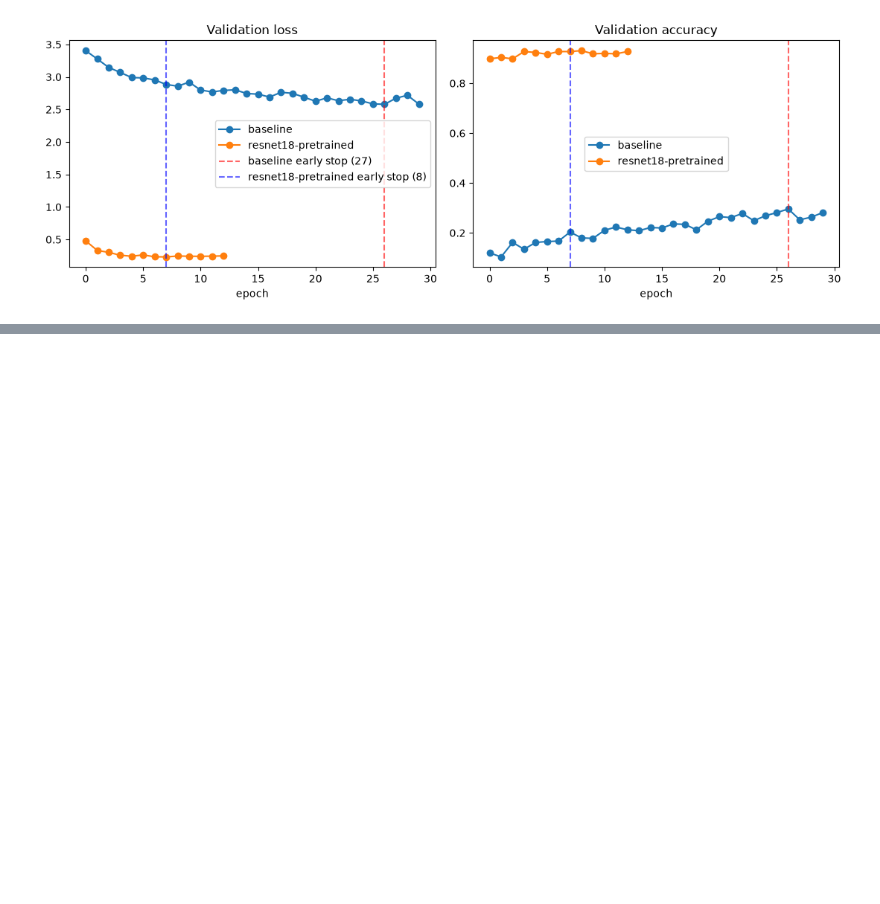
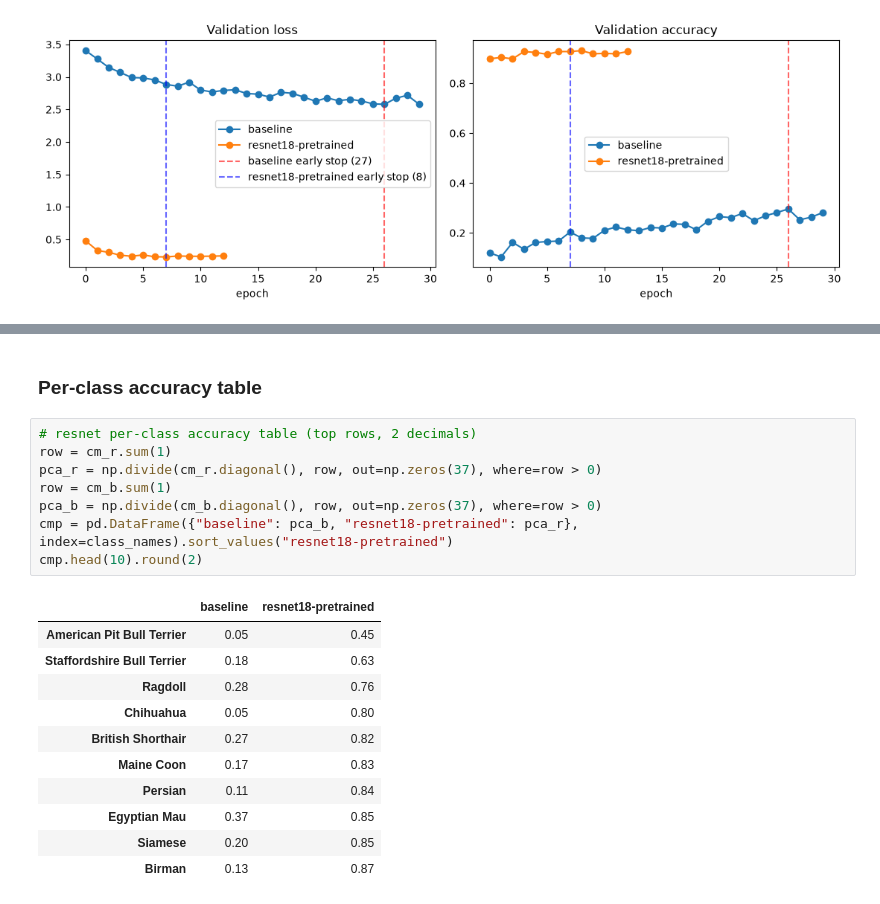
Before and after one commit to intend-dev/deep-learning-cat-and-dog-breed-classification, a Jupyter notebook: deep_learning.ipynb, the cells around one changed output, grey strips where cells are left out. Drawn from its saved outputs; the diff is of its cells as text; blank space fills up the shorter version.

```diff
--- a/deep_learning.ipynb
+++ b/deep_learning.ipynb
@@ -388,0 +466,22 @@ plt.tight_layout(); plt.show()
+# %% [markdown]
+### Per-class accuracy table
+# %%
+# resnet per-class accuracy table (top rows, 2 decimals)
+row = cm_r.sum(1)
+pca_r = np.divide(cm_r.diagonal(), row, out=np.zeros(37), where=row > 0)
+row = cm_b.sum(1)
+pca_b = np.divide(cm_b.diagonal(), row, out=np.zeros(37), where=row > 0)
+cmp = pd.DataFrame({"baseline": pca_b, "resnet18-pretrained": pca_r}, index=class_names).sort_values("resnet18-pretrained")
+cmp.head(10).round(2)
+# %% [output]
+|  | baseline | resnet18-pretrained |
+| American Pit Bull Terrier | 0.05 | 0.45 |
+| Staffordshire Bull Terrier | 0.18 | 0.63 |
+| Ragdoll | 0.28 | 0.76 |
+| Chihuahua | 0.05 | 0.80 |
+| British Shorthair | 0.27 | 0.82 |
+| Maine Coon | 0.17 | 0.83 |
+| Persian | 0.11 | 0.84 |
+| Egyptian Mau | 0.37 | 0.85 |
+| Siamese | 0.20 | 0.85 |
+| Birman | 0.13 | 0.87 |
```
Also changed, not shown: parts of 12 cells of this notebook.
